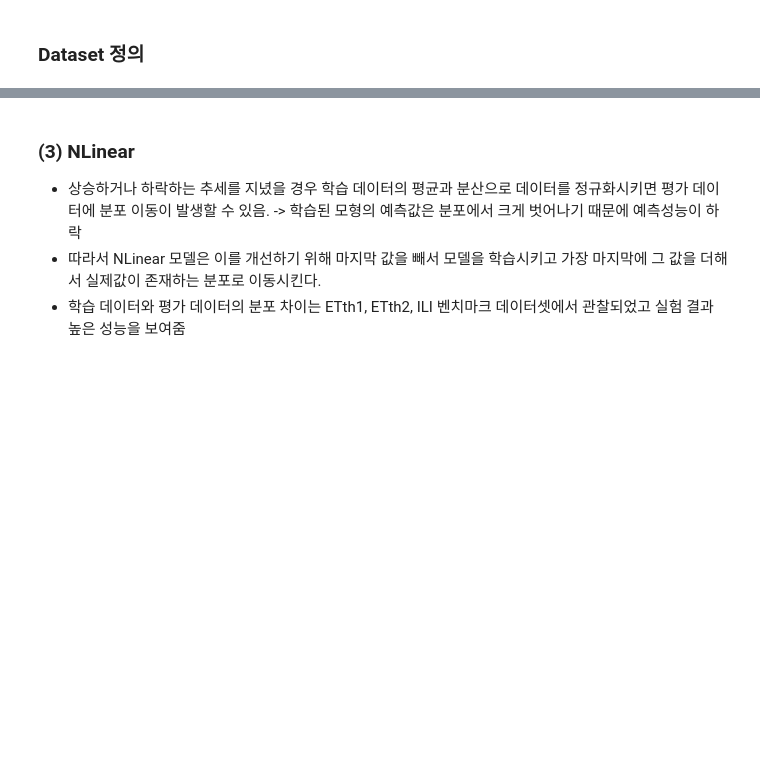
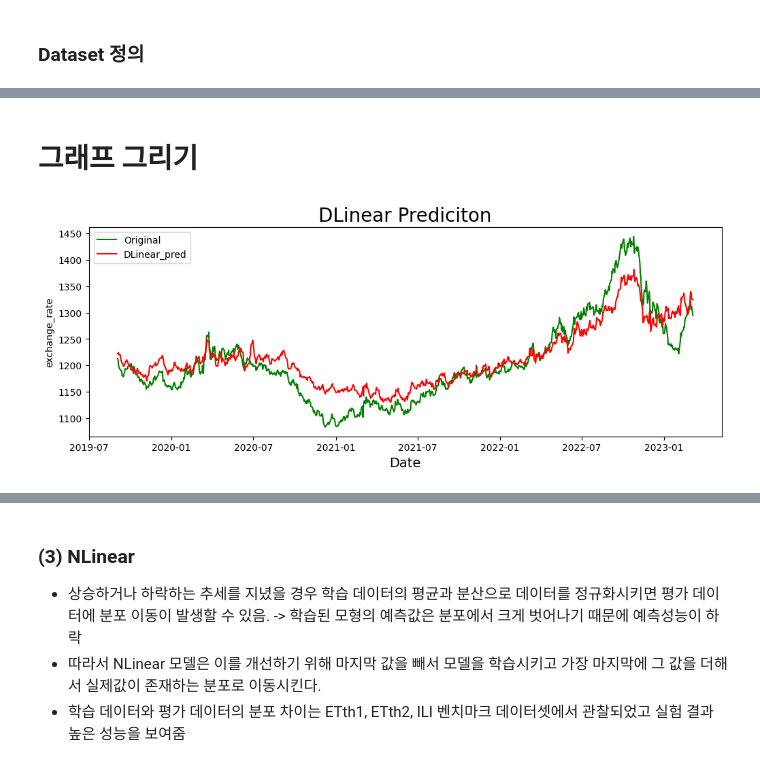
Before and after one commit to epzlfnql/Automated-Trading-Systems, a Jupyter notebook: 장기시계열예측_방법론/LTSF.ipynb, the cells around one changed output, grey strips where cells are left out. Saved outputs shown, nothing was run; the diff lists cells and outputs as text; code cells hidden in the pictures; blank space fills up the shorter version.

```diff
--- a/장기시계열예측_방법론/LTSF.ipynb
+++ b/장기시계열예측_방법론/LTSF.ipynb
@@ -469,0 +384,15 @@ tensor([[[0.4412],
+# %%
+test_pred_lst = []
+DLinear_model.eval() # 검증모드
+with torch.no_grad():
+    for data, target in test_dl: # test_dl에서 데이터 뽑아내기
+            output = DLinear_model(data).numpy() # 어차피 915개의 window 하나만 나온다.
+            output = output.reshape(915, 24, )
+
+
+
+for i in range(len(output)): # 915 cycle
+      print(output[i])
+      test_pred_lst.append(scaler.inverse_transform(output)[i][0])
+
+test_pred_lst
@@ -469,0 +458,10 @@ tensor([[[0.4412],
+# %%
+test_date_lst = []
+test_y_lst = []
+for i in range(len(test_y)):
+    test_date_lst.append(test_date[i][0]) # 가장 처음값만 뽑아준다.
+    test_y_lst.append(scaler.inverse_transform(test_y)[i][0])
+
+tmp = {'date':test_date_lst, 'real':test_y_lst, 'pred':test_pred_lst}
+prediction_df = pd.DataFrame(data= tmp)
+prediction_df
@@ -469,0 +482,23 @@ tensor([[[0.4412],
+# %% [markdown]
+# 그래프 그리기
+# %%
+import numpy as np
+import pandas as pd
+import matplotlib.pyplot as plt
+import seaborn as sns
+
+plt.figure(figsize=(12, 4))
+plt.plot(prediction_df.date, prediction_df.real,  color='g', label = 'Original')
+plt.plot(prediction_df.date, prediction_df.pred,  color='r', label = 'DLinear_pred')
+
+plt.title('DLinear Prediciton', fontsize=20)
+
+plt.ylabel('exchange_rate', fontsize=10)
+
+plt.xlabel('Date', fontsize=14)
+
+plt.legend()
+
+plt.show()
+# %% [output]
+[figure, added]
```
Also changed, not shown: parts of 18 cells of this notebook, 1 other file.
